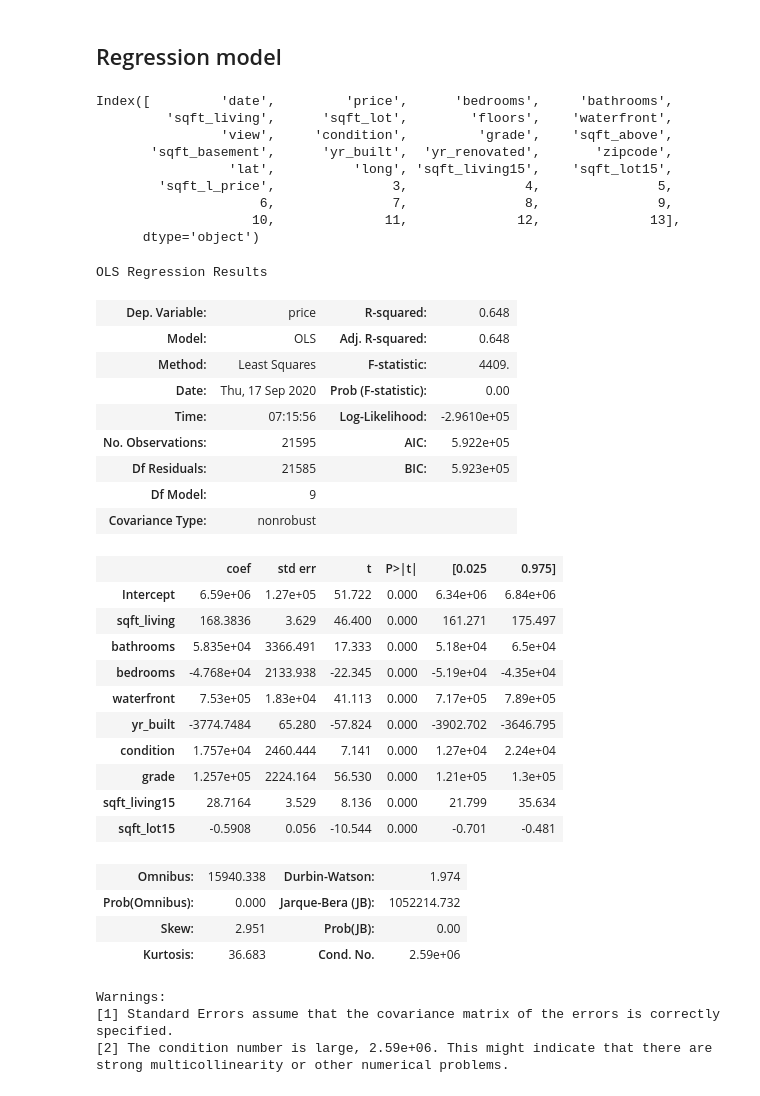
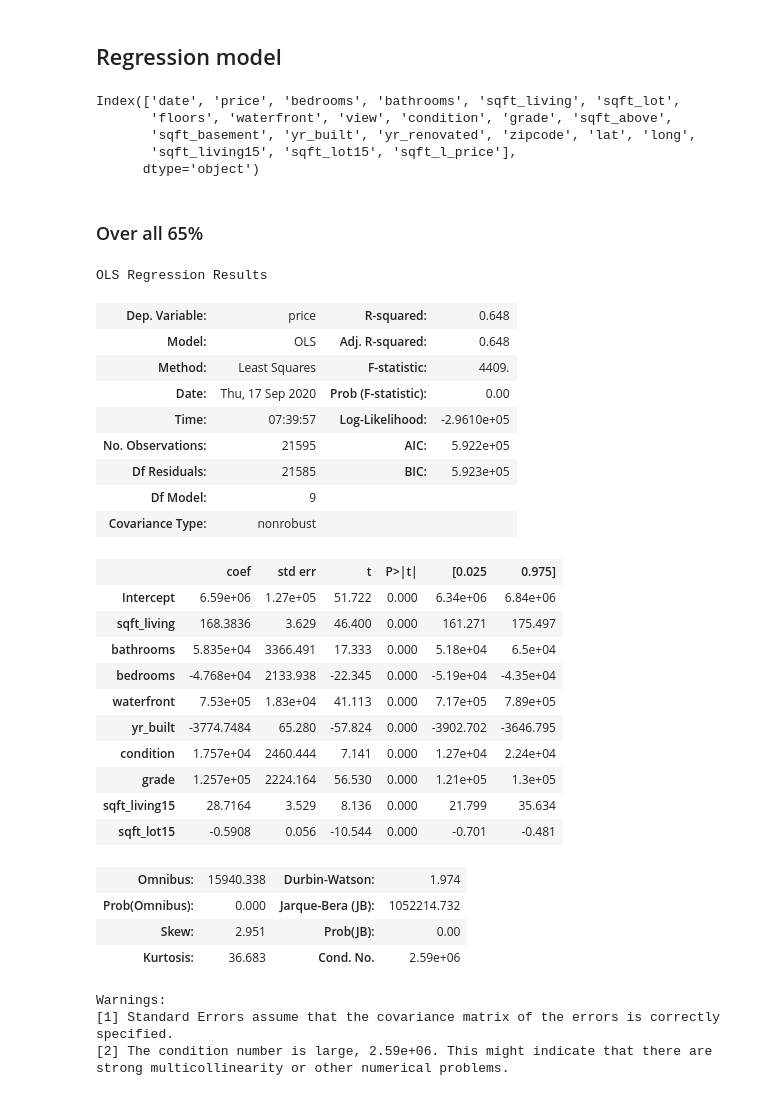
Before and after one commit to sls-mdr/nf1-project-regression, a Jupyter notebook: proj1-regression.ipynb, the cells around one changed output. Saved outputs shown, nothing was run; the diff lists cells and outputs as text; code cells hidden in the pictures.

```diff
--- a/proj1-regression.ipynb
+++ b/proj1-regression.ipynb
@@ -262,25 +263,24 @@ data.head()
 # %%
-data.columns
+df.columns
 # %% [output]
-Index([         'date',         'price',      'bedrooms',     'bathrooms',
-         'sqft_living',      'sqft_lot',        'floors',    'waterfront',
-                'view',     'condition',         'grade',    'sqft_above',
-       'sqft_basement',      'yr_built',  'yr_renovated',       'zipcode',
-                 'lat',          'long', 'sqft_living15',    'sqft_lot15',
-        'sqft_l_price',               3,               4,               5,
-                     6,               7,               8,               9,
-                    10,              11,              12,              13],
+Index(['date', 'price', 'bedrooms', 'bathrooms', 'sqft_living', 'sqft_lot',
+       'floors', 'waterfront', 'view', 'condition', 'grade', 'sqft_above',
+       'sqft_basement', 'yr_built', 'yr_renovated', 'zipcode', 'lat', 'long',
+       'sqft_living15', 'sqft_lot15', 'sqft_l_price'],
       dtype='object')
+# %% [markdown]
+### Over all 65%
 # %%
+# over all
 model = 'price ~ sqft_living + bathrooms + bedrooms + waterfront + yr_built + condition + grade + sqft_living15 + sqft_lot15'
-smf.ols(formula=model, data=data).fit().summary()
+smf.ols(formula=model, data=df).fit().summary()
 # %% [output]
 OLS Regression Results
 | Dep. Variable: | price | R-squared: | 0.648 |
 | Model: | OLS | Adj. R-squared: | 0.648 |
 | Method: | Least Squares | F-statistic: | 4409. |
 | Date: | Thu, 17 Sep 2020 | Prob (F-statistic): | 0.00 |
-| Time: | 07:15:56 | Log-Likelihood: | -2.9610e+05 |
+| Time: | 07:39:57 | Log-Likelihood: | -2.9610e+05 |
 | No. Observations: | 21595 | AIC: | 5.922e+05 |
 | Df Residuals: | 21585 | BIC: | 5.923e+05 |
 | Df Model: | 9 |  |  |
```
Also changed, not shown: parts of 11 cells of this notebook.
